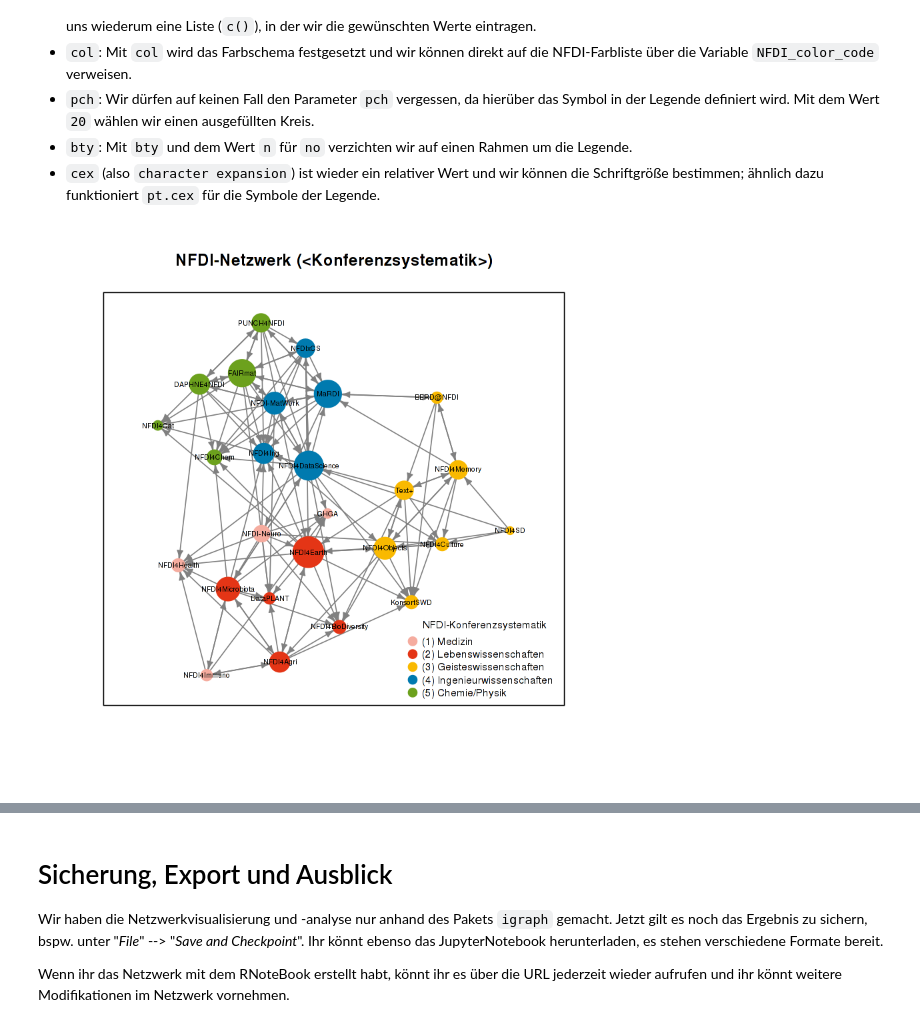
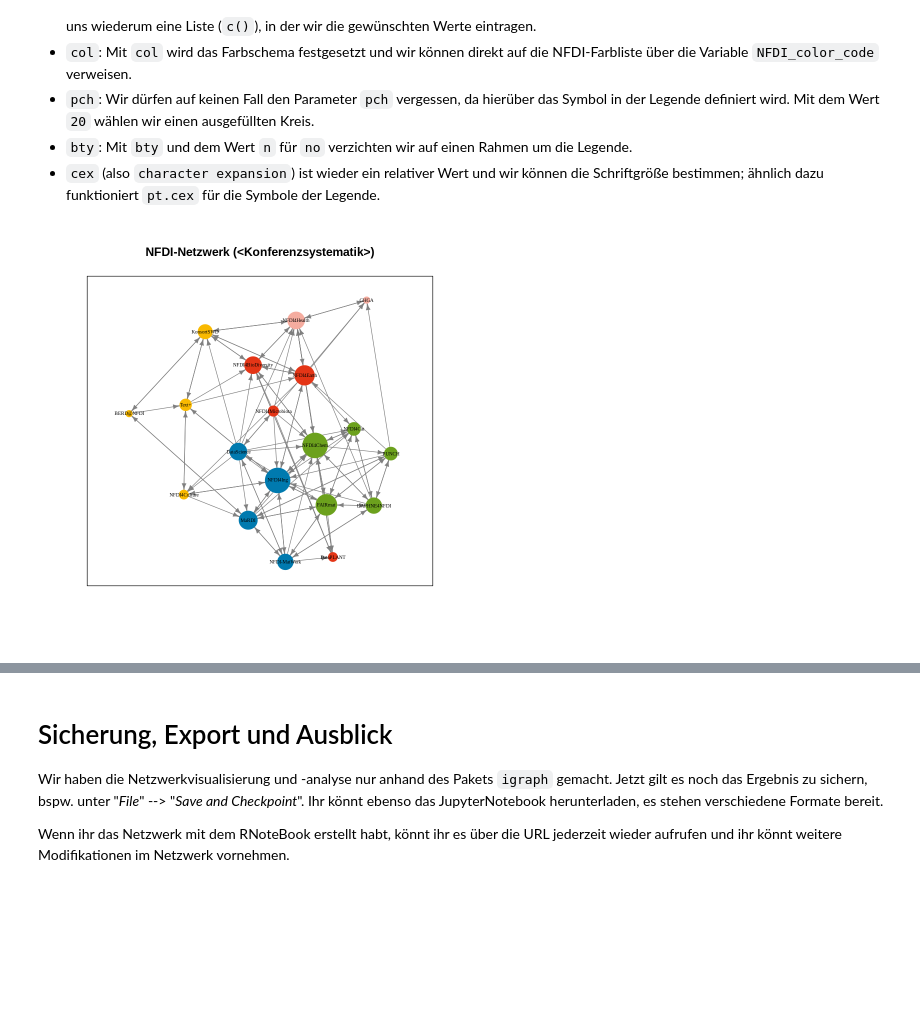
Before and after one commit to LukasCBossert/das-versprechen-der-vernetzung, a Jupyter notebook: Notebook/das-versprechen-der-vernetzung.ipynb, the cells around one changed output, grey strips where cells are left out. Drawn from its saved outputs; the diff is of its cells as text; code cells hidden in the pictures; blank space fills up the shorter version.

```diff
--- a/Notebook/das-versprechen-der-vernetzung.ipynb
+++ b/Notebook/das-versprechen-der-vernetzung.ipynb
@@ -696,39 +665,22 @@ Hierfür bauen wir uns wiederum eine Liste (`c()`), in der wir die gewünschten
 * `cex` (also `character expansion`)  ist wieder ein relativer Wert und wir können die Schriftgröße bestimmen;
 ähnlich dazu funktioniert `pt.cex` für die Symbole der Legende.
 # %%
-set.seed(1234)
+set.seed(98765)
 
 plot(NFDI_network_directed,            # loading data frame
      main   = "NFDI-Netzwerk (<Konferenzsystematik>)",  #<<<<<<<< adding a title
      frame  = TRUE,                    # making a frame
      layout = layout.graphopt,         # better layout options
      vertex.color       = NFDI_color_groups,   #<<<<<<<<<<  color of nodes
      vertex.frame.color = NFDI_color_groups,   #<<<<<<<<<< color of the frame of nodes
      vertex.label.cex   = 0.5,         # size of the description of the labels
      vertex.label.color = "black",     # color of the description
                                        # color: https://www.w3schools.com/colors/colors_picker.asp
      edge.color         = "#808080",   # color of edges
      edge.curved        = 0,           # factor of "curvity"
      vertex.size        = degree(NFDI_network_directed,
                                  mode = "total"), #<<<<<<<<<<< size of nodes depends on amount of edges
      edge.arrow.size    = .5,          # arrow size,  defaults to 1
     )
-
-
-legend("bottomright",   # x-position
-       title  = "NFDI-Konferenzsystematik", # title
-       legend = c(
-           "(1) Medizin",
-           "(2) Lebenswissenschaften",
-           "(3) Geisteswissenschaften",
-           "(4) Ingenieurwissenschaften",
-           "(5) Chemie/Physik"
-       ),  # the text of the legend
-       col    = NFDI_color_code ,  # colors of lines and points beside the legend text
-       pch    = 20,     # the plotting symbols appearing in the legend
-       bty    = "n",    # no frame, the type of box to be drawn around the legend (n=no frame)
-       cex    = .75,    # character expansion factor relative to current par("cex").
-       pt.cex = 2       # expansion factor(s) for the points
-)
 # %% [output]
-[figure, old version]
+[figure, new version]
```
Also changed, not shown: parts of 32 cells of this notebook, 18 other files.
